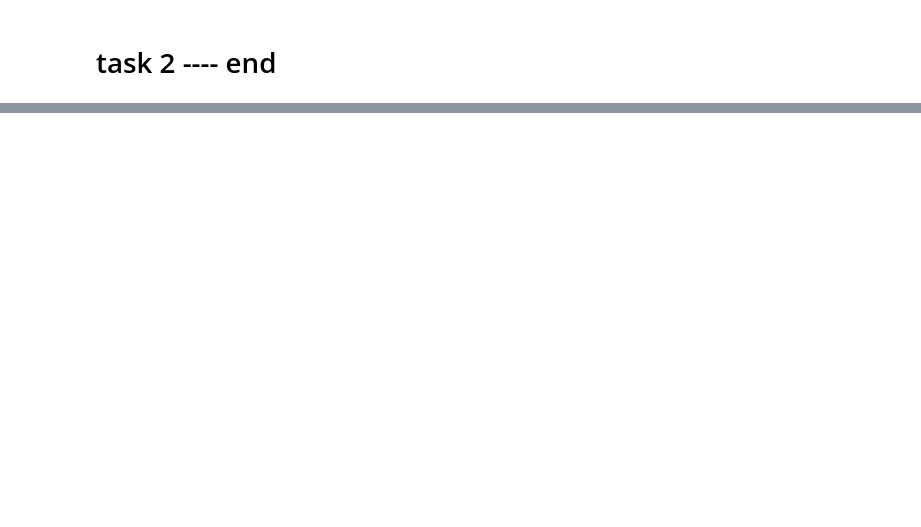
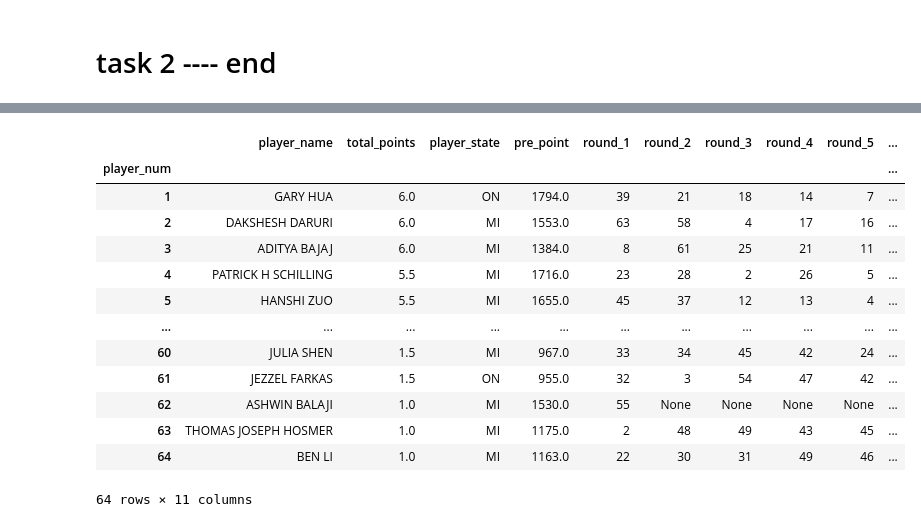
Before and after one commit to Yuehao-Wang/AIM-5001, a Jupyter notebook: Y_Wang_Project3.ipynb, the cells around one changed output, grey strips where cells are left out. Drawn from its saved outputs; the diff is of its cells as text; code cells hidden in the pictures; blank space fills up the shorter version.

```diff
--- a/Y_Wang_Project3.ipynb
+++ b/Y_Wang_Project3.ipynb
@@ -301,0 +309,8 @@ To see the chess_first_5_columns.csv
+# %%
+# to get digits from 'W  39'
+pattern_rival_id = r'([\w])\s+([\d]+)'
+
+regex_rival_id = re.compile(pattern_rival_id)
+
+# test the pattern
+regex_rival_id.findall('W  39')
@@ -301,0 +319,19 @@ To see the chess_first_5_columns.csv
+# %%
+def get_round_rival_ids(round_strs):
+    results = []
+    if round_strs:
+        for r in round_strs:
+
+            # find rival id
+            m = regex_rival_id.match(r)
+
+            if m:
+                # change name sequce to 'first-name middle-name last-name'
+                # m.group(2) is rival id
+                n = m.group(2)
+                if n:
+                    results.append(n)
+
+    return results
+r = get_round_rival_ids(['W  39', 'W  3'])
+print(r)
@@ -301,0 +381,5 @@ To see the chess_first_5_columns.csv
+# %%
+# put into a pandas with column name
+df3 = pd.DataFrame(all_play_3, columns=['player_num', 'player_name', 'total_points', 'player_state', 'pre_point'
+                                       , 'round_1', 'round_2', 'round_3', 'round_4', 'round_5', 'round_6', 'round_7'])
+df3
@@ -301,0 +400,22 @@ To see the chess_first_5_columns.csv
+# %%
+# use player_num to be index
+df3.set_index(["player_num"], inplace=True)
+
+# transfer pre_point to float
+df3['pre_point'] = df3['pre_point'].astype('float')
+df3
+# %% [output]
+|  | player_name | total_points | player_state | pre_point | round_1 | round_2 | round_3 | round_4 | round_5 | ... |
+| player_num |  |  |  |  |  |  |  |  |  | ... |
+| 1 | GARY HUA | 6.0 | ON | 1794.0 | 39 | 21 | 18 | 14 | 7 | ... |
+| 2 | DAKSHESH DARURI | 6.0 | MI | 1553.0 | 63 | 58 | 4 | 17 | 16 | ... |
+| 3 | ADITYA BAJAJ | 6.0 | MI | 1384.0 | 8 | 61 | 25 | 21 | 11 | ... |
+| 4 | PATRICK H SCHILLING | 5.5 | MI | 1716.0 | 23 | 28 | 2 | 26 | 5 | ... |
+| 5 | HANSHI ZUO | 5.5 | MI | 1655.0 | 45 | 37 | 12 | 13 | 4 | ... |
+| ... | ... | ... | ... | ... | ... | ... | ... | ... | ... | ... |
+| 60 | JULIA SHEN | 1.5 | MI | 967.0 | 33 | 34 | 45 | 42 | 24 | ... |
+| 61 | JEZZEL FARKAS | 1.5 | ON | 955.0 | 32 | 3 | 54 | 47 | 42 | ... |
+| 62 | ASHWIN BALAJI | 1.0 | MI | 1530.0 | 55 | None | None | None | None | ... |
+| 63 | THOMAS JOSEPH HOSMER | 1.0 | MI | 1175.0 | 2 | 48 | 49 | 43 | 45 | ... |
+| 64 | BEN LI | 1.0 | MI | 1163.0 | 22 | 30 | 31 | 49 | 46 | ... |
+64 rows × 11 columns
```
Also changed, not shown: parts of 12 cells of this notebook.
